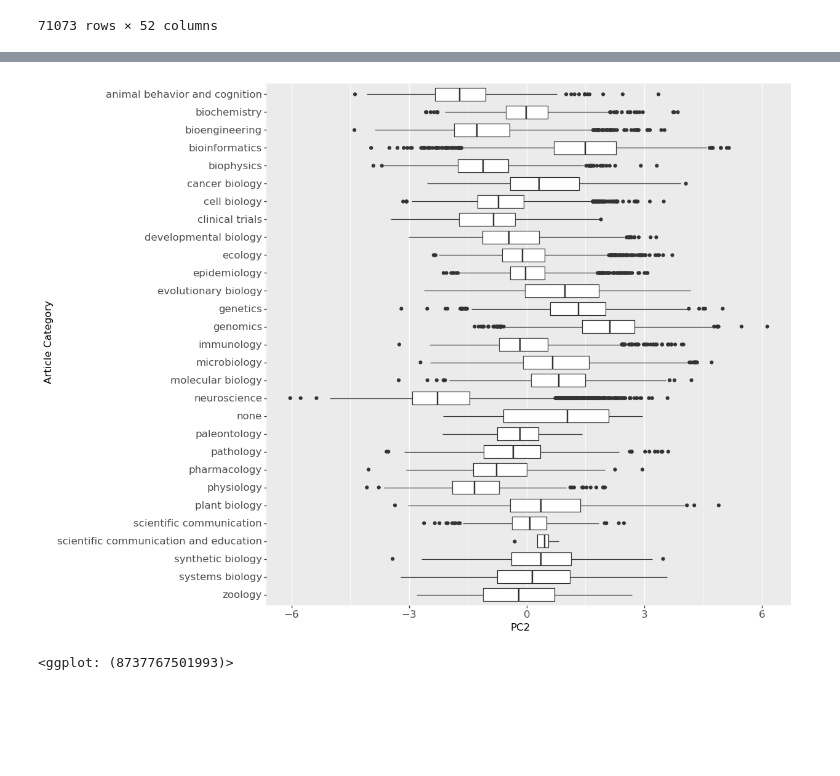
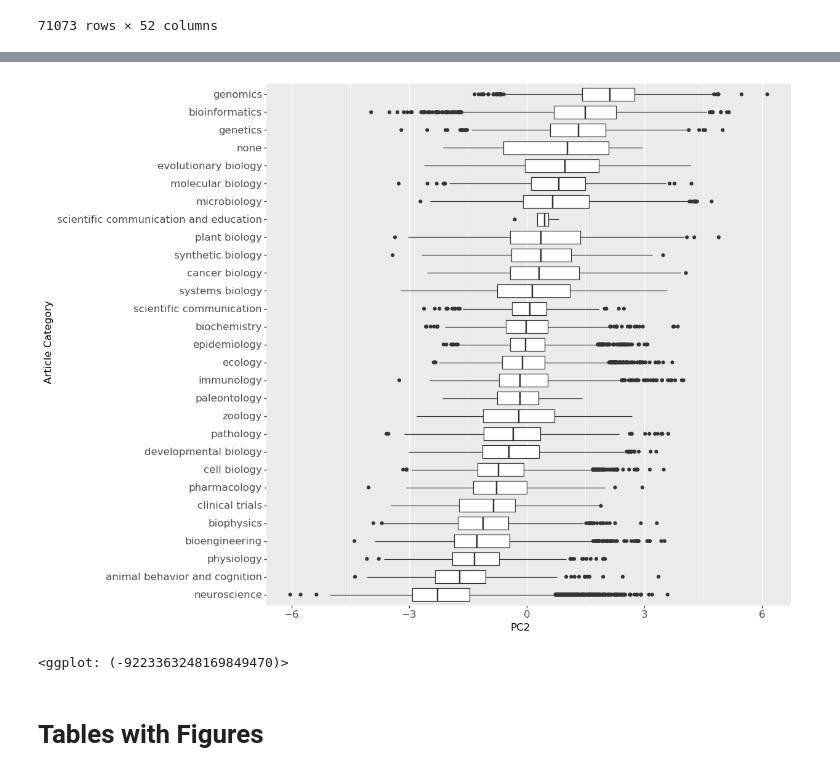
Before and after one commit to greenelab/annorxiver, a Jupyter notebook: biorxiv/pca_association_experiment/biorxiv_pca_category_bootstrap.ipynb, the cells around one changed output, grey strips where cells are left out. Saved outputs shown, nothing was run; the diff lists cells and outputs as text; code cells hidden in the pictures; blank space fills up the shorter version.

```diff
--- a/biorxiv/pca_association_experiment/biorxiv_pca_category_bootstrap.ipynb
+++ b/biorxiv/pca_association_experiment/biorxiv_pca_category_bootstrap.ipynb
@@ -315,32 +318,36 @@ print(g)
 # %%
 g = (
     p9.ggplot(projected_documents_df)
     + p9.aes(x="factor(category)", y="PC_2")
     + p9.geom_boxplot()
     + p9.coord_flip()
     + p9.theme(
         figure_size=(11, 11),
         text=p9.element_text(size=12),
         panel_grid_major_y=p9.element_blank()
     )
     + p9.scale_x_discrete(
         limits=(
             projected_documents_df
-            .sort_values("category")
+            .groupby("category")
+            .agg({"PC_2":"median"})
+            .sort_values("PC_2", ascending=False)
+            .reset_index()
             .category
-            .unique()
             .tolist()
             [::-1]
-         )
+        )
     )
     + p9.labs(
         x = "Article Category",
         y = "PC2"
     )
 )
 g.save("output/pca_plots/figures/category_box_plot_pc2.png", dpi=500)
 g.save("output/pca_plots/figures/category_box_plot_pc2.svg", dpi=500)
 print(g)
 # %% [output]
-[figure, old version]
+[figure, new version]
-<ggplot: (8737767501993)>
+<ggplot: (-9223363248169849470)>
+# %% [markdown]
+# Tables with Figures
```
Also changed, not shown: parts of 22 cells of this notebook, 31 other files.
